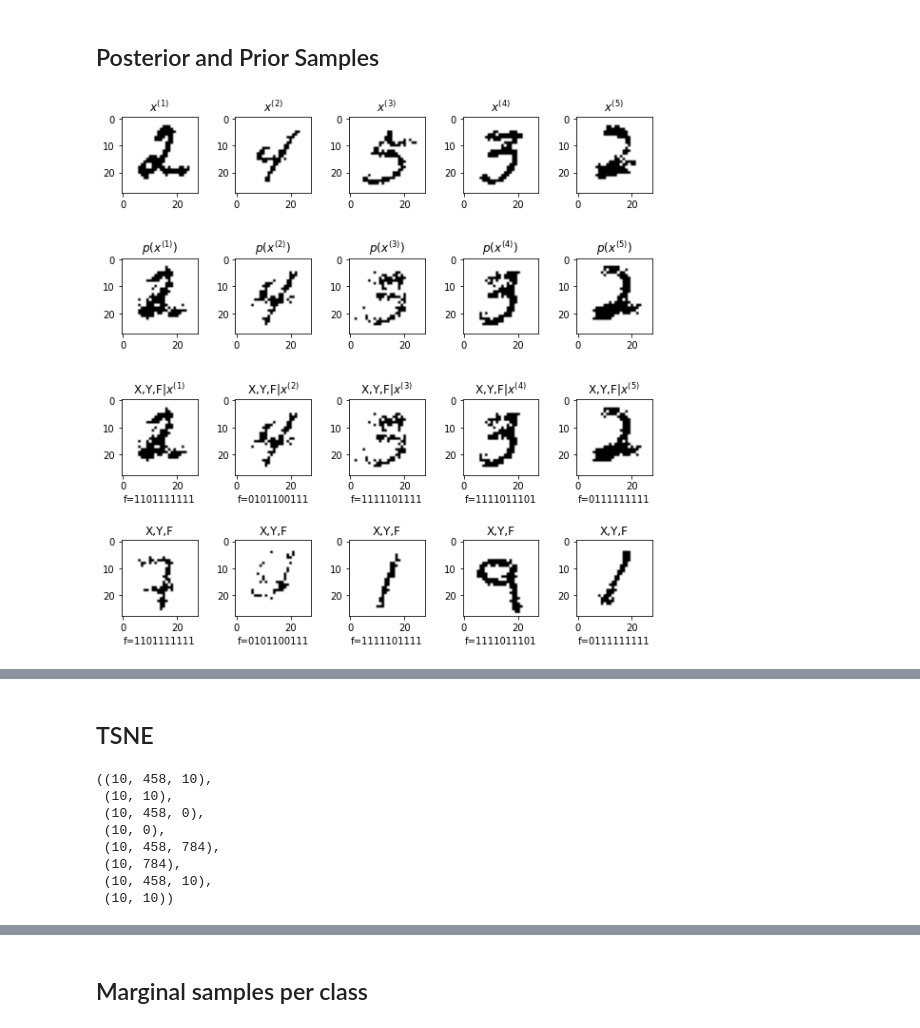
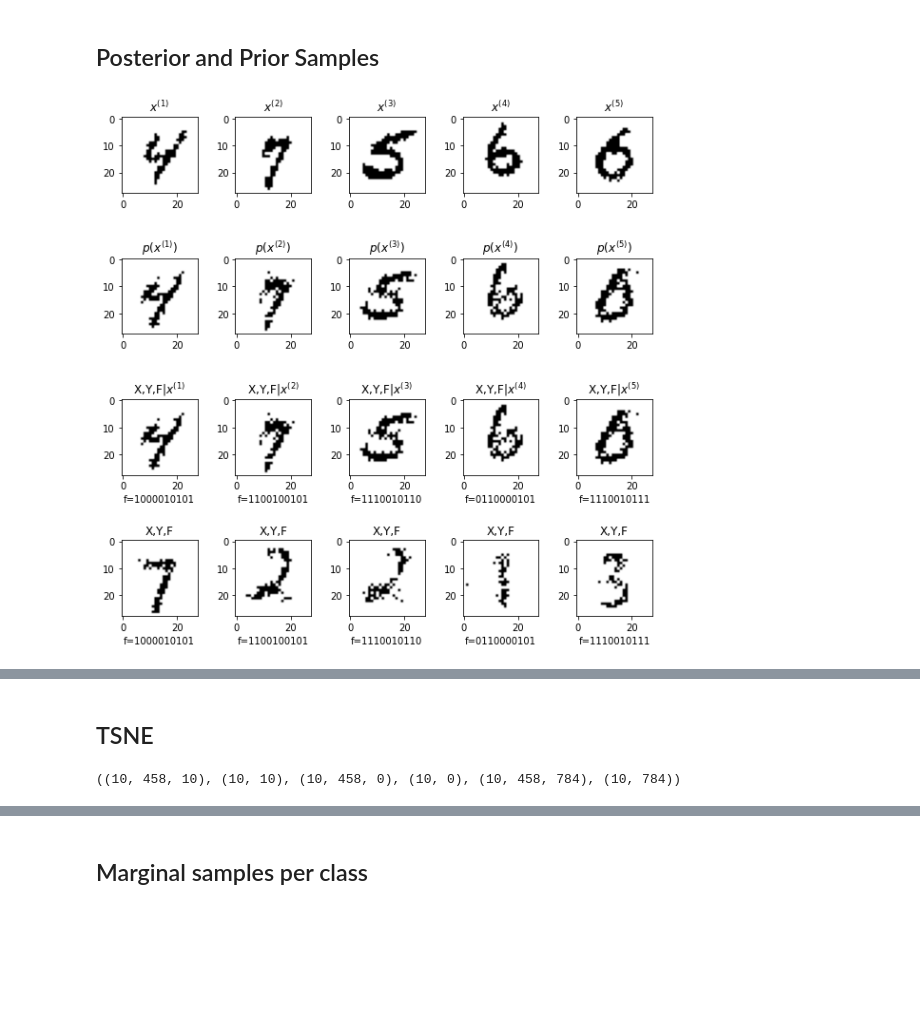
Before and after one commit to probabll/mixed-rv-vae, a Jupyter notebook: analysis.ipynb, the cells around one changed output, grey strips where cells are left out. Drawn from its saved outputs; the diff is of its cells as text; code cells hidden in the pictures; blank space fills up the shorter version.

```diff
--- a/analysis.ipynb
+++ b/analysis.ipynb
@@ -62,8 +60,8 @@ state = make_state(
     args,
     device=args.device,
     # change this to .best if you want the best ckpt (rather than the last)
-    #ckpt_path=f"{directory}/ckpt.last"
-    ckpt_path=f"{directory}/training.ckpt"
+    ckpt_path=f"{directory}/ckpt.best"
+    #ckpt_path=f"{directory}/training.ckpt"
 )
 # %%
 train_loader, valid_loader, test_loader = load_mnist(
@@ -216,6 +230,6 @@ For a trained VAE:
 # %% [markdown]
 ## Posterior and Prior Samples
 # %%
-compare_samples(state.vae, get_batcher(valid_loader, args), args, N=5, num_figs=1, num_samples=10)
+compare_samples(state.vae, get_batcher(valid_loader, args), args, N=5, num_figs=2, num_samples=10)
 # %% [output]
-[figure, old version]
+[figure, new version]
@@ -229,11 +245,4 @@ f, y, z, x, marginal_f = samples_per_digit(state.vae, get_batcher(valid_loader,
 # %%
-f.shape, f.mean(1).shape, z.shape, z.mean(1).shape, x.shape, x.mean(1).shape, marginal_f.shape, marginal_f.mean(1).shape,
+f.shape, f.mean(1).shape, z.shape, z.mean(1).shape, x.shape, x.mean(1).shape
 # %% [output]
-((10, 458, 10),
- (10, 10),
- (10, 458, 0),
- (10, 0),
- (10, 458, 784),
- (10, 784),
- (10, 458, 10),
- (10, 10))
+((10, 458, 10), (10, 10), (10, 458, 0), (10, 0), (10, 458, 784), (10, 784))
```
Also changed, not shown: parts of 30 cells of this notebook, 5 other files.
